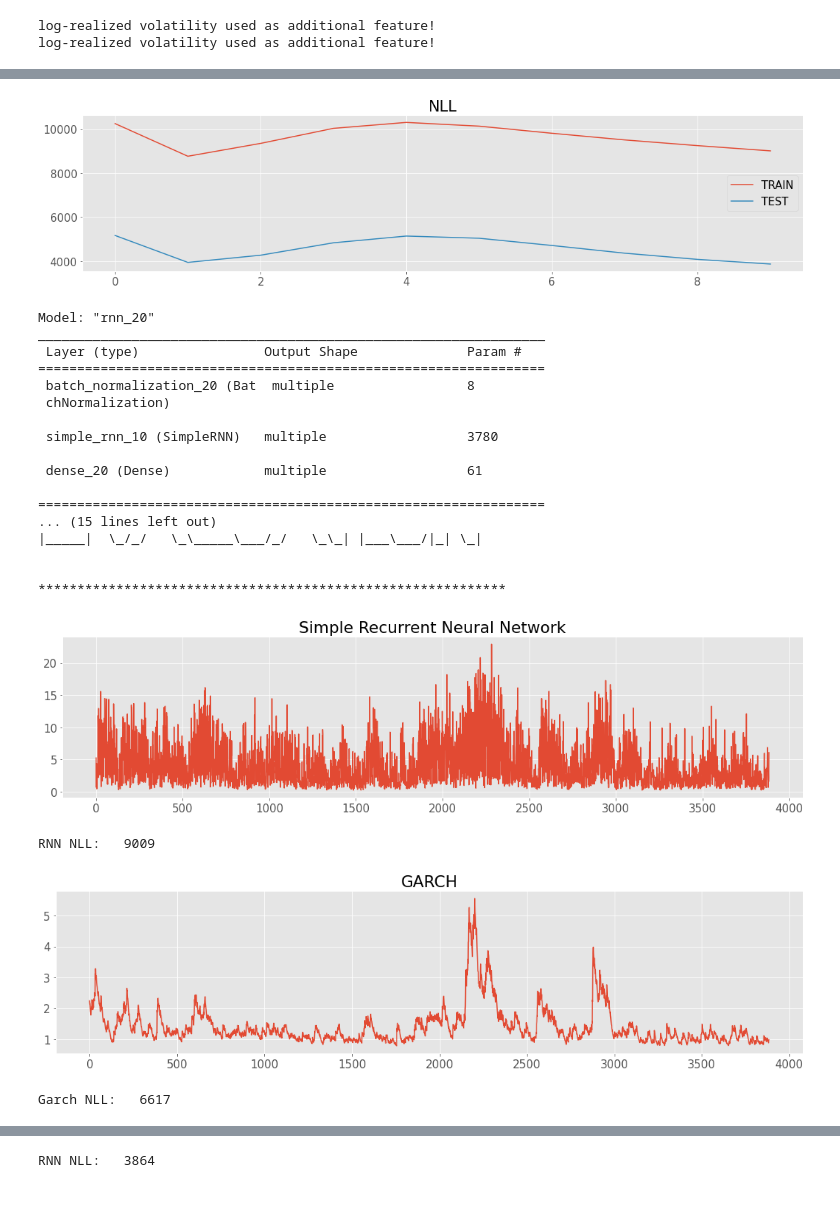
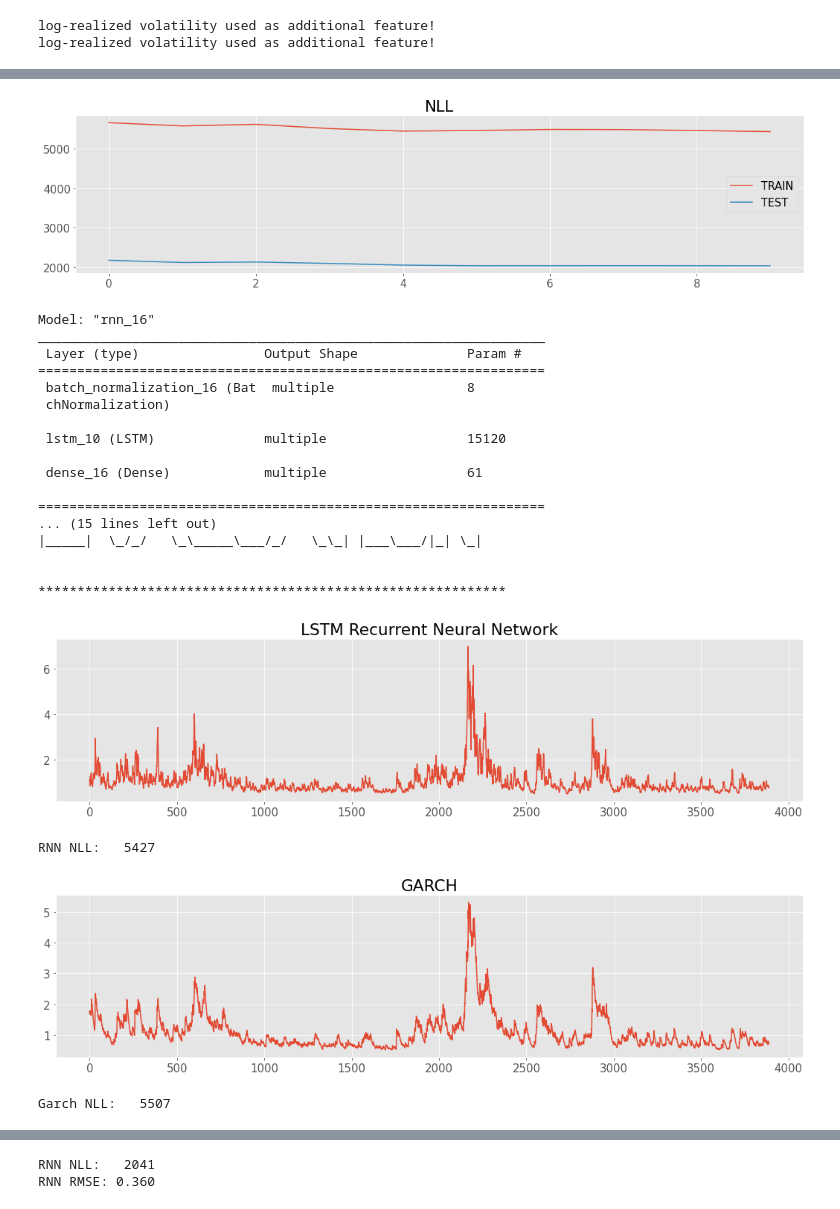
Before and after one commit to gavgousti/THESIS, a Jupyter notebook: RNN.ipynb, the cells around one changed output, grey strips where cells are left out. Drawn from its saved outputs; the diff is of its cells as text; code cells hidden in the pictures.

```diff
--- a/RNN.ipynb
+++ b/RNN.ipynb
@@ -16,7 +17,7 @@ plt.style.use('ggplot')
 plt.rcParams['figure.figsize'] = (18,4)
 plt.rcParams['font.size'] = 15
 # %%
-prices = yf.Ticker('^RUT').history(start = '2000-01-01').Close
+prices = yf.Ticker('^GSPC').history(start = '2000-01-01').Close
 rets = 100*(prices.pct_change().dropna())
 # rets = 100*(np.log(prices).diff().dropna())
 rets_train, rets_test = train_test_split_ts(rets, .7)
@@ -32,7 +33,7 @@ X_test, y_test = tf.convert_to_tensor(X_test, dtype  = 'float32'),\
                         tf.convert_to_tensor(y_test, dtype  = 'float32')
 
 model = RNN(
-    lstm = False,
+    lstm = True,
     hidden_size = [60],
     hidden_activation = 'tanh',
     last_activation = 'exponential',
@@ -77,17 +78,23 @@ print('Garch NLL: {:6.0f}'.format(nll(tf.convert_to_tensor(g_vol.reshape(-1,1),
                                       y_train)))
 
 out_test = model(X_test)
-plt.plot(out_test)
+plt.plot(out_test, label = 'Model Conditional Volatility')
+plt.plot(np.exp(X_test[:,-1,1]), label = 'Realized Volatility', alpha = .6)
 plt.title(model.NAME+' Test')
+plt.legend()
 plt.show()
 print('RNN NLL: {:6.0f}'.format(nll(out_test**2, y_test)))
+print('RNN RMSE: {:1.3f}'.format(mse(np.exp(X_test[:,-1,1]), out_test.numpy().ravel())**.5))
 
 
 g_vola_pred = forward_garch(y_test, y_train, fit)
-plt.plot(g_vola_pred)
+plt.plot(g_vola_pred, label = 'Garch Conditional Volatility')
+plt.plot(np.exp(X_test[:,-1,1]), label = 'Realized Volatility', alpha = .6)
 plt.title('GARCH Test')
+plt.legend()
 plt.show()
 print('Garch NLL: {:6.0f}'.format(nll(g_vola_pred**2, y_test)))
+print('Garch RMSE: {:1.3f}'.format(mse(np.exp(X_test[:,-1,1]), g_vola_pred.numpy().ravel())**.5))
 # %% [output]
 log-realized volatility used as additional feature!
 log-realized volatility used as additional feature!
@@ -103,23 +110,23 @@ TEST LOSS:  3864
 ==============================
-[figure, old version]
+[figure, new version]
-Model: "rnn_20"
+Model: "rnn_16"
 _________________________________________________________________
  Layer (type)                Output Shape              Param #
 =================================================================
- batch_normalization_20 (Bat  multiple                 8
+ batch_normalization_16 (Bat  multiple                 8
  chNormalization)
 
- simple_rnn_10 (SimpleRNN)   multiple                  3780
+ lstm_10 (LSTM)              multiple                  15120
 
- dense_20 (Dense)            multiple                  61
+ dense_16 (Dense)            multiple                  61
 
 =================================================================
 ... (15 lines left out)
 |_____|  \_/_/   \_\_____\___/_/   \_\_| |___\___/|_| \_|
 
 
 ************************************************************
-[figure, old version]
+[figure, new version]
-RNN NLL:   9009
+RNN NLL:   5427
-[figure, old version]
+[figure, new version]
-Garch NLL:   6617
+Garch NLL:   5507
@@ -127 +134,2 @@ Garch NLL:   6617
-RNN NLL:   3864
+RNN NLL:   2041
+RNN RMSE: 0.360
```
Also changed, not shown: parts of 3 cells of this notebook, 4 other files.
